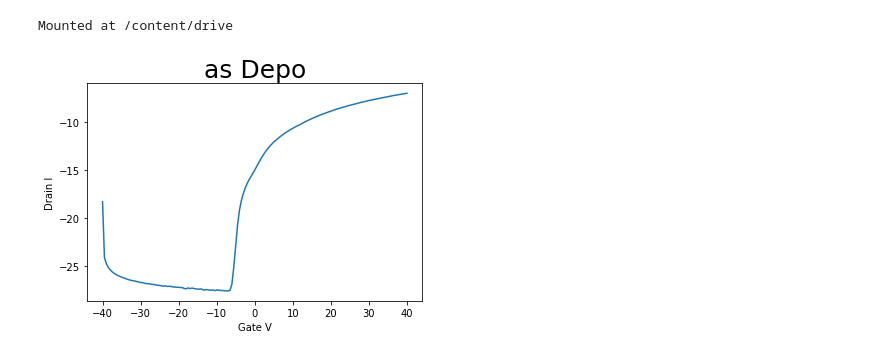
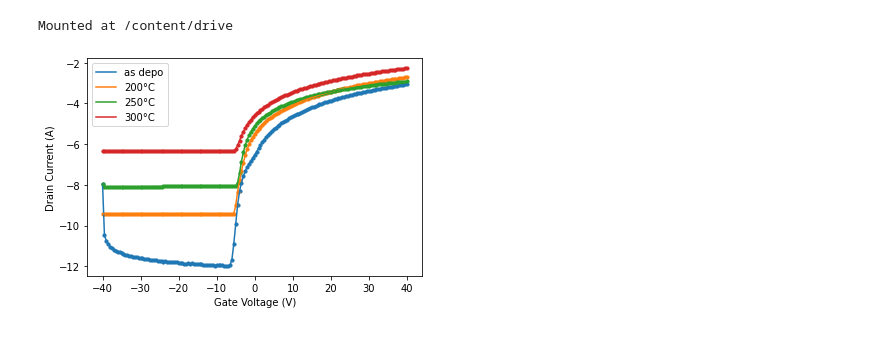
Before and after one commit to junsusong98/TFT_IV_Parameters, a Jupyter notebook: ITZO_TFT.ipynb, the cells around one changed output. Drawn from its saved outputs; the diff is of its cells as text; code cells hidden in the pictures.

```diff
--- a/ITZO_TFT.ipynb
+++ b/ITZO_TFT.ipynb
@@ -9,18 +9,51 @@ from google.colab import drive
 drive.mount('/content/drive', force_remount=True)
 # %% [output]
 Mounted at /content/drive
-# %%
-read = '/content/drive/My Drive/Labwork/as depo.csv'
-x = pd.read_csv(read)
-
-gateV = pd.DataFrame(x, columns=['Gate Vg (V)'])
-drainI = pd.DataFrame(x, columns=['Drain Id (A)'])
-plt.title("as Depo",fontsize=25)
-plt.xlabel("Gate V")
-plt.ylabel("Drain I")
-plt.plot(gateV,np.log(drainI))
-plt.show()
-# %% [output]
-[figure, removed]
+# %%
+read = '/content/drive/My Drive/Labwork/as depo.csv'
+x = pd.read_csv(read,engine='python',header=2)
+gateV = pd.DataFrame(x, columns=['Gate Vg (V)'])
+drainI = pd.DataFrame(x, columns=['Drain Id (A)'])
+plt.plot(gateV,np.log10(drainI),label='as depo')
+plt.scatter(gateV,np.log10(drainI),s=10)
+plt.xlabel("Gate Voltage (V)")
+plt.ylabel("Drain Current (A)")
+plt.legend()
+
+
+read = '/content/drive/My Drive/Labwork/200 (2).csv'
+x = pd.read_csv(read,engine='python',header=2)
+gateV = pd.DataFrame(x, columns=['Gate Vg (V)'])
+drainI = pd.DataFrame(x, columns=['Drain Id (A)'])
+plt.plot(gateV,np.log10(drainI),label='200°C')
+plt.scatter(gateV,np.log10(drainI),s=10)
+plt.xlabel("Gate Voltage (V)")
+plt.ylabel("Drain Current (A)")
+plt.legend()
+
+
+read = '/content/drive/My Drive/Labwork/250_2.csv'
+x = pd.read_csv(read,engine='python',header=2)
+gateV = pd.DataFrame(x, columns=['Gate Vg (V)'])
+drainI = pd.DataFrame(x, columns=['Drain Id (A)'])
+plt.plot(gateV,np.log10(drainI),label='250°C')
+plt.scatter(gateV,np.log10(drainI),s=10)
+plt.xlabel("Gate Voltage (V)")
+plt.ylabel("Drain Current (A)")
+plt.legend()
+
+read = '/content/drive/My Drive/Labwork/300_2.csv'
+x = pd.read_csv(read,engine='python',header=2)
+gateV = pd.DataFrame(x, columns=['Gate Vg (V)'])
+drainI = pd.DataFrame(x, columns=['Drain Id (A)'])
+plt.plot(gateV,np.log10(drainI),label='300°C')
+plt.scatter(gateV,np.log10(drainI),s=10)
+plt.xlabel("Gate Voltage (V)")
+plt.ylabel("Drain Current (A)")
+plt.legend()
+
+plt.show()
+# %% [output]
+[figure, added]
 # %%
 read = '/content/drive/My Drive/Labwork/as depo.csv'
```
Also changed, not shown: parts of 23 cells of this notebook.
